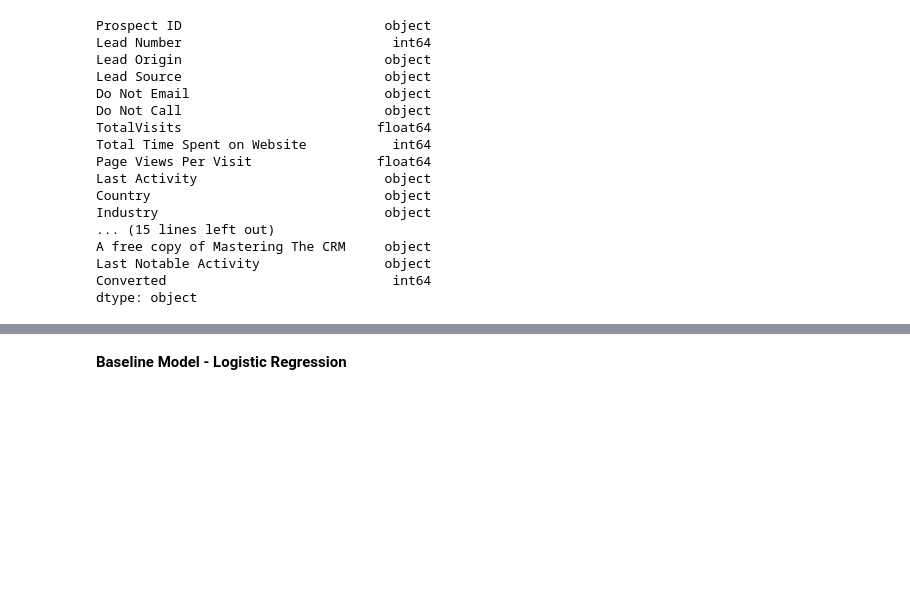
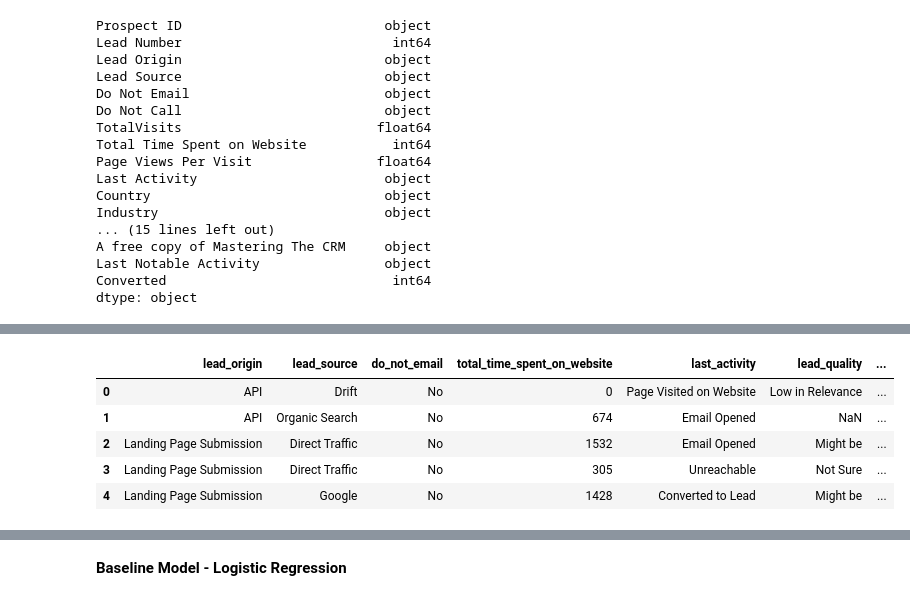
Before and after one commit to cheszn/Fiscal_Fortune_Finders, a Jupyter notebook: Leads_Feature_Engineering_And_Pipeline.ipynb, the cells around one changed output, grey strips where cells are left out. Saved outputs shown, nothing was run; the diff lists cells and outputs as text; code cells hidden in the pictures; blank space fills up the shorter version.

```diff
--- a/Leads_Feature_Engineering_And_Pipeline.ipynb
+++ b/Leads_Feature_Engineering_And_Pipeline.ipynb
@@ -91 +109,10 @@ df.drop(['Prospect ID', 'Lead Number', 'Magazine'], axis=1, inplace=True)
+# %%
+df.head()
+# %% [output]
+|  | lead_origin | lead_source | do_not_email | total_time_spent_on_website | last_activity | lead_quality | ... |
+| 0 | API | Drift | No | 0 | Page Visited on Website | Low in Relevance | ... |
+| 1 | API | Organic Search | No | 674 | Email Opened | NaN | ... |
+| 2 | Landing Page Submission | Direct Traffic | No | 1532 | Email Opened | Might be | ... |
+| 3 | Landing Page Submission | Direct Traffic | No | 305 | Unreachable | Not Sure | ... |
+| 4 | Landing Page Submission | Google | No | 1428 | Converted to Lead | Might be | ... |
 # %% [markdown]
```
Also changed, not shown: parts of 31 cells of this notebook, 1 other file.
